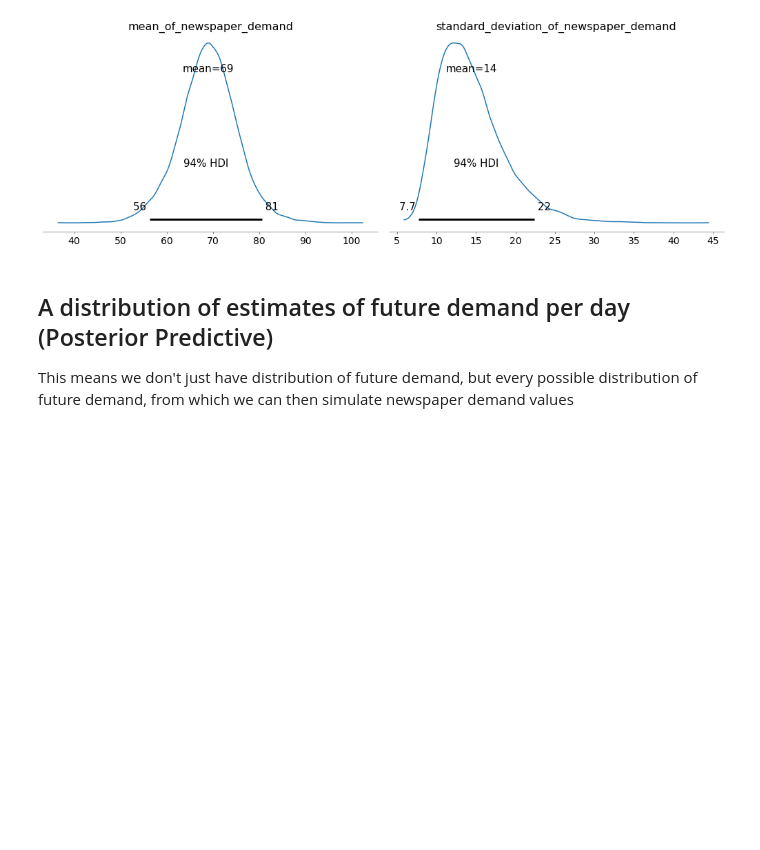
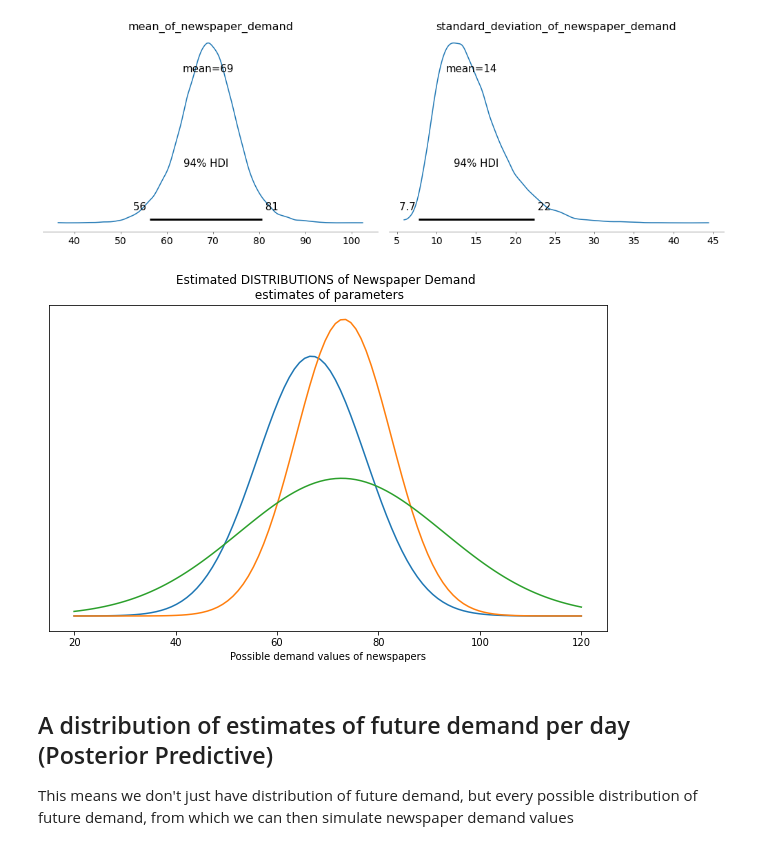
Before and after one commit to canyon289/PyDataGlobal_2020, a Jupyter notebook: PyDataGlobal_Ravin.ipynb, the cells around one changed output. Cells and saved outputs as stored; diff of their text form; code cells hidden in the pictures; blank space fills up the shorter version.

```diff
--- a/PyDataGlobal_Ravin.ipynb
+++ b/PyDataGlobal_Ravin.ipynb
@@ -431,3 +449,26 @@ az.plot_posterior(trace);
+# %%
+# Get random samples of possible distributions of demand and plot them. Used seed values 0, 10, 15
+
+fig, ax = plt.subplots(figsize=(10, 6))
+
+for seed in [0, 8, 20]:
+    np.random.seed(seed)
+    mean = np.random.choice(trace["mean_of_newspaper_demand"])
+    std = np.random.choice(trace["standard_deviation_of_newspaper_demand"])
+
+    x = np.linspace(20, 120, 100)
+    y = stats.norm(mean, std).pdf(x)
+
+    ax.plot(x,y)
+    ax.set_yticks([]);
+
+
+# Set seed back to zero for rest of notebook
+np.random.seed(0)
+ax.set_title("Estimated DISTRIBUTIONS of Newspaper Demand \n estimates of parameters");
+ax.set_xlabel("Possible demand values of newspapers");
+# %% [output]
+[figure, added]
 # %% [markdown]
 ## A distribution of estimates of future demand per day (Posterior Predictive)
 This means we don't just have distribution of future demand, but every possible distribution of future demand, from which we can then simulate newspaper demand values
```
Also changed, not shown: parts of 6 cells of this notebook.
